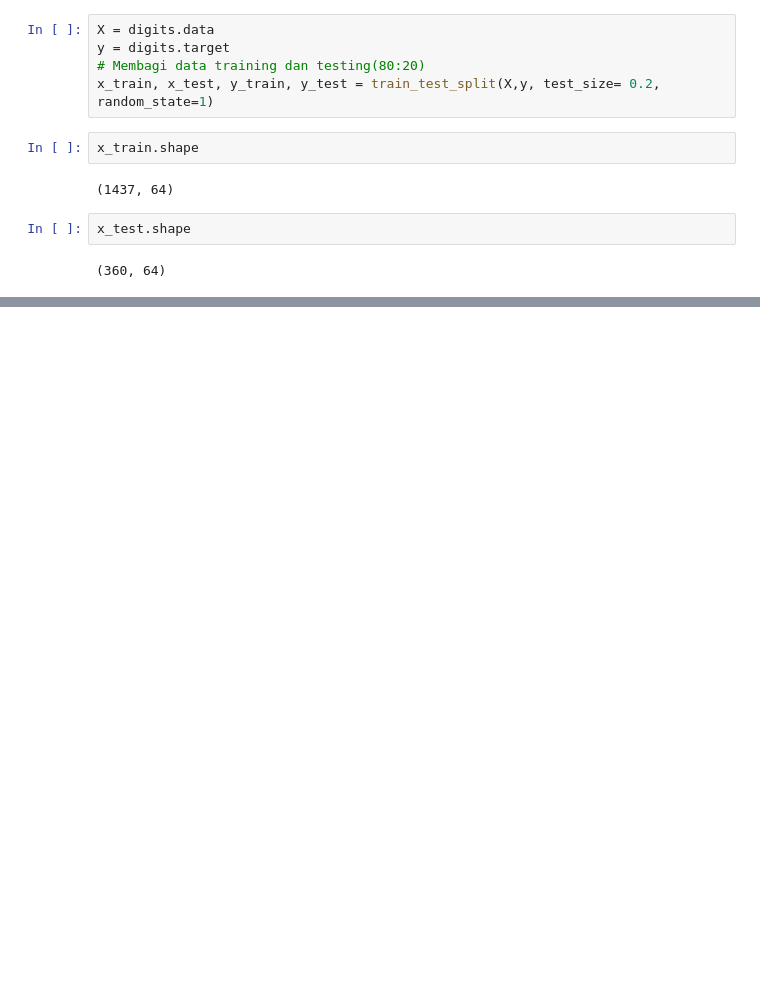
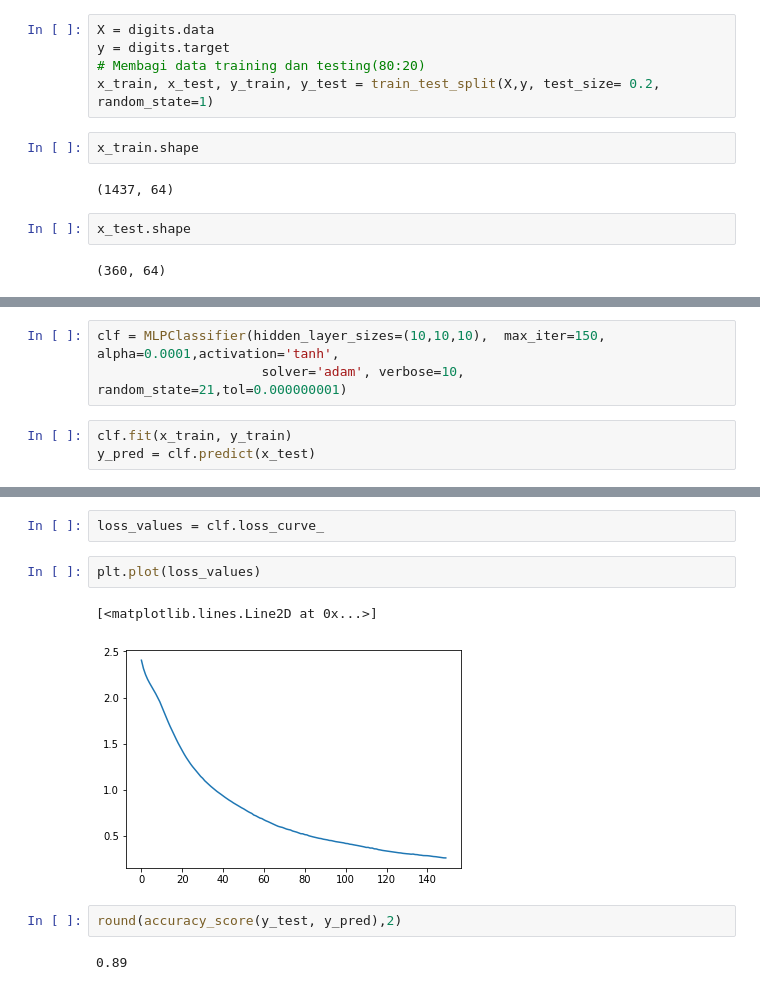
Before and after one commit to harislaksliosda/UAS_MK_AI, a Jupyter notebook: digits_haris.ipynb, the cells around one changed output, grey strips where cells are left out. Drawn from its saved outputs; the diff is of its cells as text; blank space fills up the shorter version.

```diff
--- a/digits_haris.ipynb
+++ b/digits_haris.ipynb
@@ -54,0 +76,6 @@ NameError: name 'test' is not defined
+# %%
+clf = MLPClassifier(hidden_layer_sizes=(10,10,10),  max_iter=150, alpha=0.0001,activation='tanh',
+                     solver='adam', verbose=10,  random_state=21,tol=0.000000001)
+# %%
+clf.fit(x_train, y_train)
+y_pred = clf.predict(x_test)
@@ -54,0 +100,11 @@ NameError: name 'test' is not defined
+# %%
+loss_values = clf.loss_curve_
+# %%
+plt.plot(loss_values)
+# %% [output]
+[<matplotlib.lines.Line2D at 0x...>]
+[figure, added]
+# %%
+round(accuracy_score(y_test, y_pred),2)
+# %% [output]
+0.89
```
Also changed, not shown: parts of 10 cells of this notebook.
